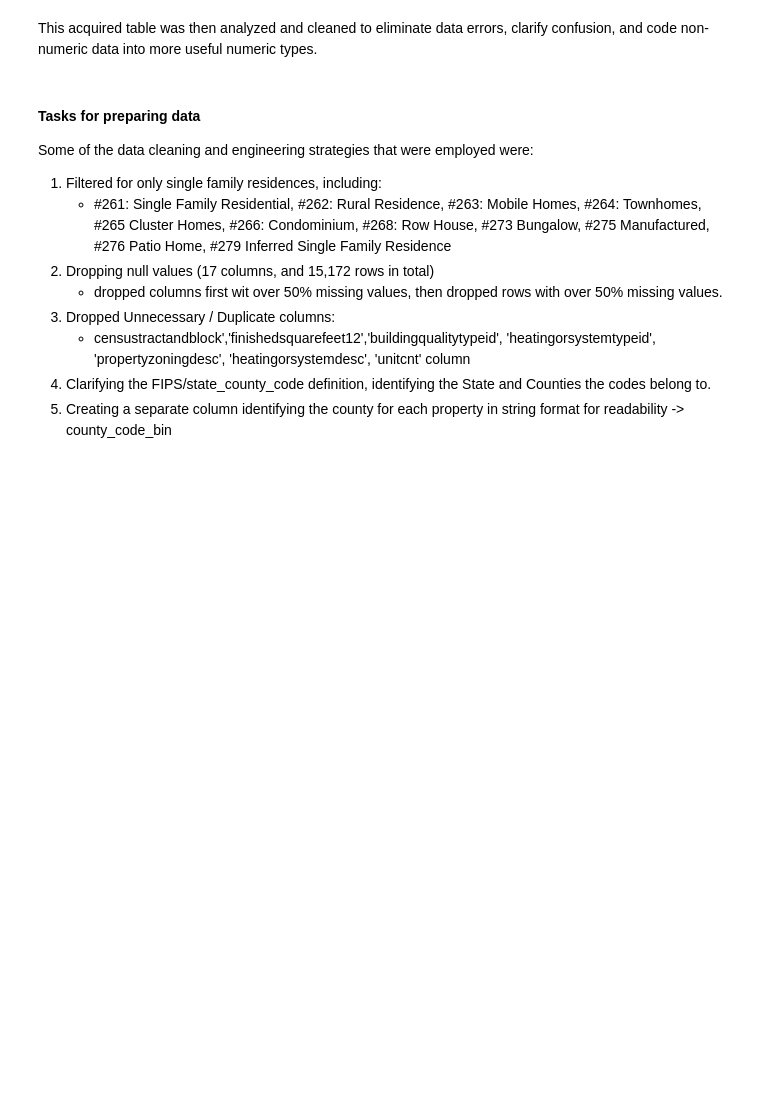
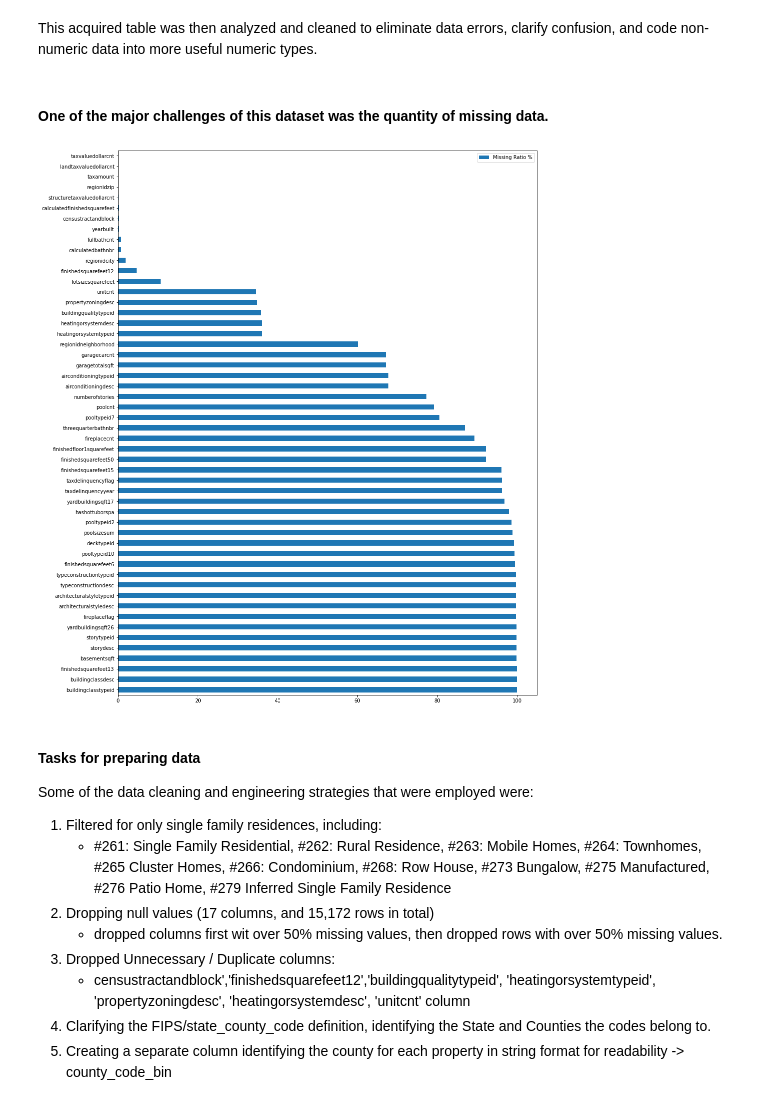
Before and after one commit to rachelrobbinsmayhill/clustering_project, a Jupyter notebook: final_report.ipynb, the cells around one changed output. Saved outputs shown, nothing was run; the diff lists cells and outputs as text; code cells hidden in the pictures; blank space fills up the shorter version.

```diff
--- a/final_report.ipynb
+++ b/final_report.ipynb
@@ -95,6 +94,22 @@ Reading from csv file...
 ### II. Prepare the Data
 # %% [markdown]
 This acquired table was then analyzed and cleaned to eliminate data errors, clarify confusion, and code non-numeric data into more useful numeric types.
+# %% [markdown]
+#### One of the major challenges of this dataset was the quantity of missing data.
+# %%
+# Create visualization of ratio of missing data
+def plot_nas(df: pd.DataFrame):
+    if df.isnull().sum().sum() != 0:
+        na_df = (df.isnull().sum() / len(df)) * 100
+        na_df = na_df.drop(na_df[na_df == 0].index).sort_values(ascending=False)
+        missing_data = pd.DataFrame({'Missing Ratio %' :na_df})
+        missing_data.plot(kind = "barh", figsize = (15, 20))
+        plt.show()
+    else:
+        print('No NAs found')
+plot_nas(df)
+# %% [output]
+[figure, added]
 # %% [markdown]
 #### Tasks for preparing data
 Some of the data cleaning and engineering strategies that were employed were:
```
Also changed, not shown: parts of 59 cells of this notebook.
